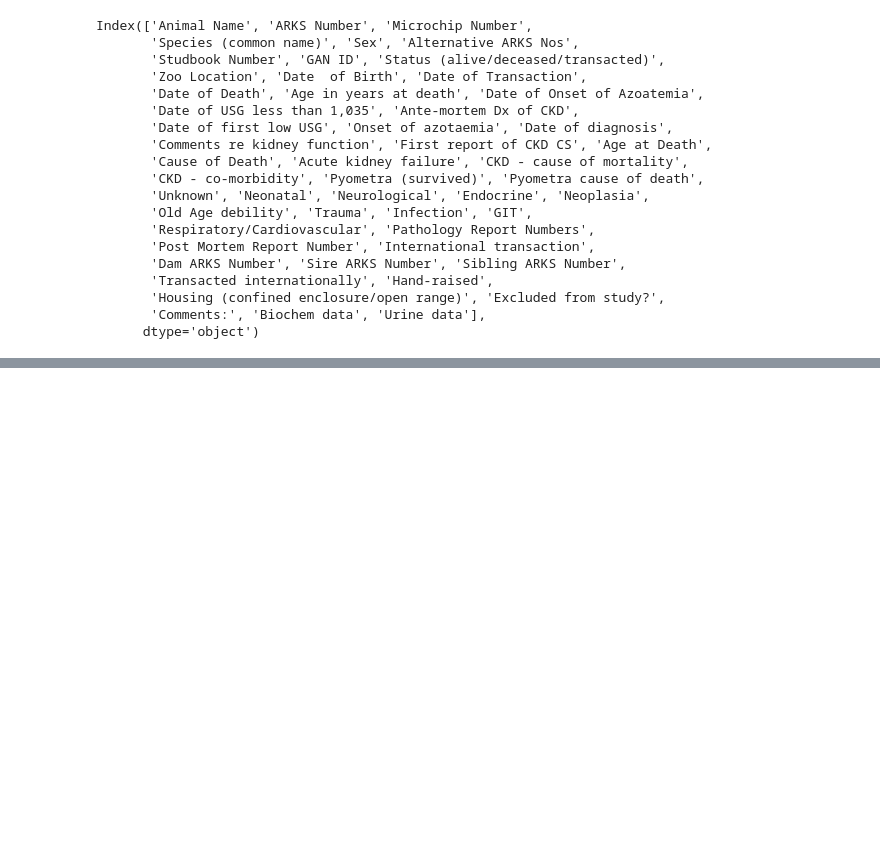
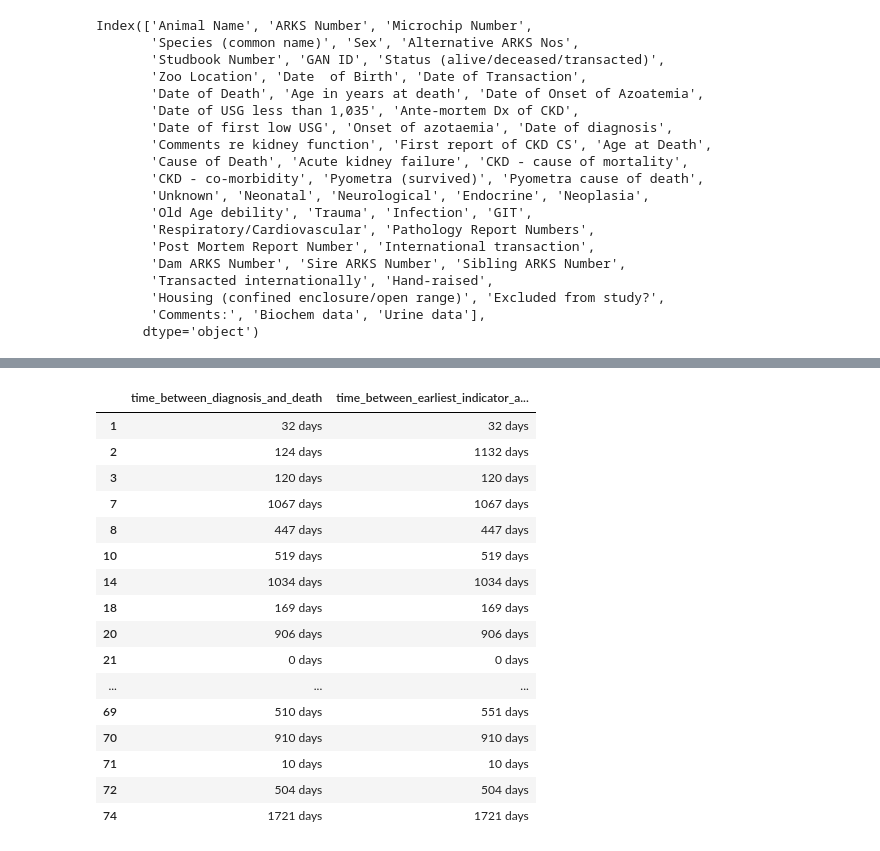
Before and after one commit to ruthpearson/CatHack, a Jupyter notebook: big_cats/GROUP_explore_prevalence_included_felids.ipynb, the cells around one changed output, grey strips where cells are left out. Drawn from its saved outputs; the diff is of its cells as text; code cells hidden in the pictures; blank space fills up the shorter version.

```diff
--- a/big_cats/GROUP_explore_prevalence_included_felids.ipynb
+++ b/big_cats/GROUP_explore_prevalence_included_felids.ipynb
@@ -35,0 +92,25 @@ Index(['Animal Name', 'ARKS Number', 'Microchip Number',
+# %%
+data['inferred_diagnosis_date'] = None
+data['logic_flag'] = 0
+
+logic_flag_4 =(data['CKD - cause of mortality']) & ((data['Onset of azotaemia'].notnull()) | (data['Date of first low USG'].notnull()) )
+data.loc[logic_flag_4, 'logic_flag'] = 4
+data.loc[logic_flag_4, 'inferred_diagnosis_date'] = data[logic_flag_4][['Onset of azotaemia', 'Date of first low USG']].min(axis=1)
+
+logic_flag_3 =(data['Ante-mortem Dx of CKD']) & ((data['Onset of azotaemia'].notnull()) | (data['Date of first low USG'].notnull()) )
+data.loc[logic_flag_3, 'logic_flag'] = 3
+data.loc[logic_flag_3, 'inferred_diagnosis_date'] = data[logic_flag_3][['Onset of azotaemia', 'Date of first low USG']].min(axis=1)
+
+logic_flag_2 = data['First report of CKD CS'].notnull()
+data.loc[logic_flag_2, 'logic_flag'] = 2
+data.loc[logic_flag_2, 'inferred_diagnosis_date'] = data[logic_flag_2]['First report of CKD CS']
+
+logic_flag_1 = data['Date of diagnosis'].notnull()
+data.loc[logic_flag_1, 'logic_flag'] = 1
+data.loc[logic_flag_1, 'inferred_diagnosis_date'] = data[logic_flag_1]['Date of diagnosis']
+
+data['inferred_diagnosis_date'] = pd.to_datetime(data['inferred_diagnosis_date'])
+
+data['earliest_indicator'] = data[['Onset of azotaemia', 'Date of first low USG', 'inferred_diagnosis_date']].min(axis=1)
+data['time_between_diagnosis_and_death'] = data['Date of Death'] - data['inferred_diagnosis_date']
+data['time_between_earliest_indicator_and_death'] = data['Date of Death'] - data['earliest_indicator']
@@ -35,0 +132,2 @@ Index(['Animal Name', 'ARKS Number', 'Microchip Number',
+# %%
+CKD = data[(data['CKD - cause of mortality']==True) & (data['logic_flag']!=0)]
@@ -35,0 +178,20 @@ Index(['Animal Name', 'ARKS Number', 'Microchip Number',
+# %%
+CKD[['time_between_diagnosis_and_death', 'time_between_earliest_indicator_and_death']]
+# %% [output]
+|  | time_between_diagnosis_and_death | time_between_earliest_indicator_a... |
+| 1 | 32 days | 32 days |
+| 2 | 124 days | 1132 days |
+| 3 | 120 days | 120 days |
+| 7 | 1067 days | 1067 days |
+| 8 | 447 days | 447 days |
+| 10 | 519 days | 519 days |
+| 14 | 1034 days | 1034 days |
+| 18 | 169 days | 169 days |
+| 20 | 906 days | 906 days |
+| 21 | 0 days | 0 days |
+| ... | ... | ... |
+| 69 | 510 days | 551 days |
+| 70 | 910 days | 910 days |
+| 71 | 10 days | 10 days |
+| 72 | 504 days | 504 days |
+| 74 | 1721 days | 1721 days |
```
Also changed, not shown: parts of 24 cells of this notebook, 1 other file.
